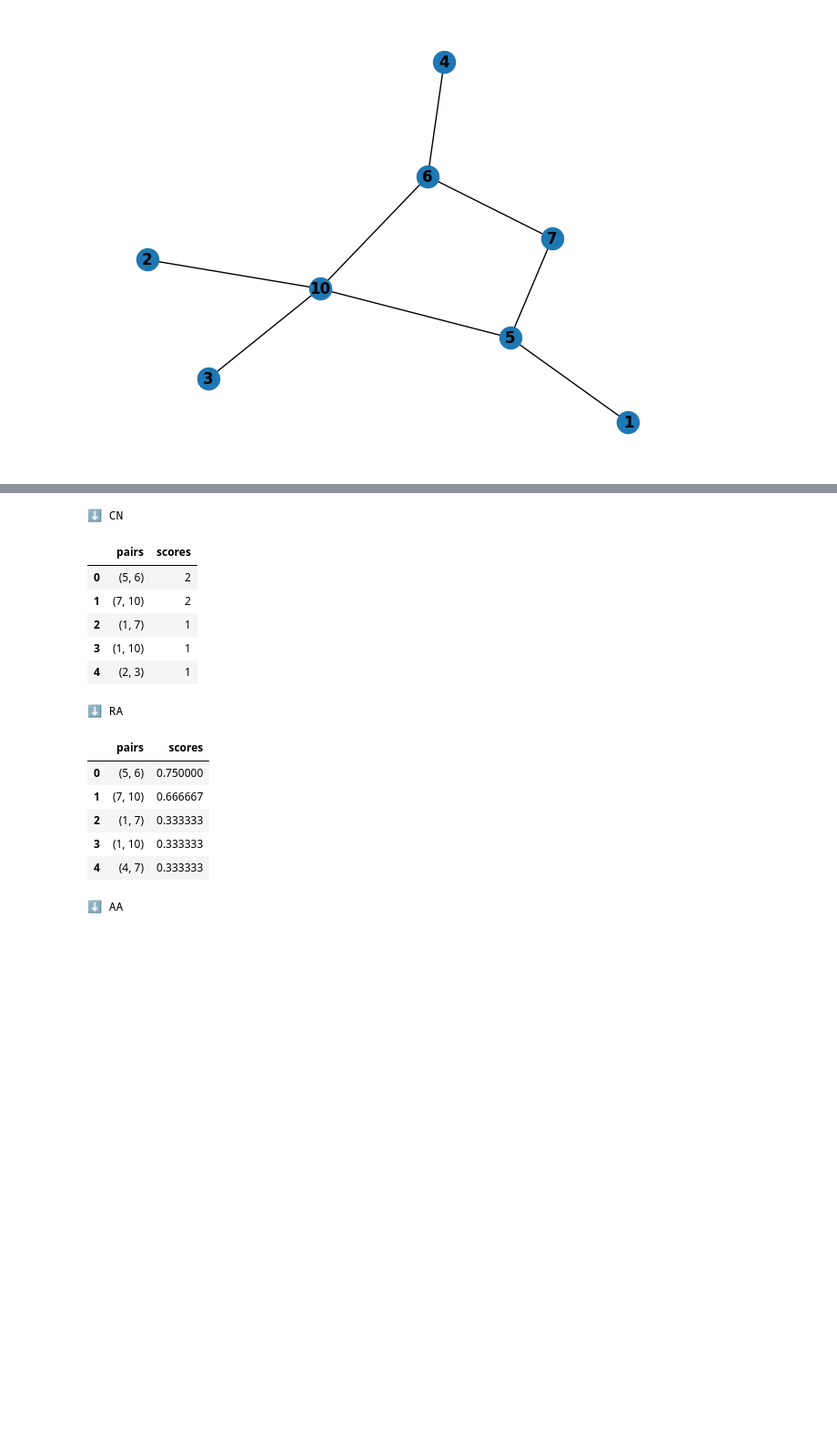
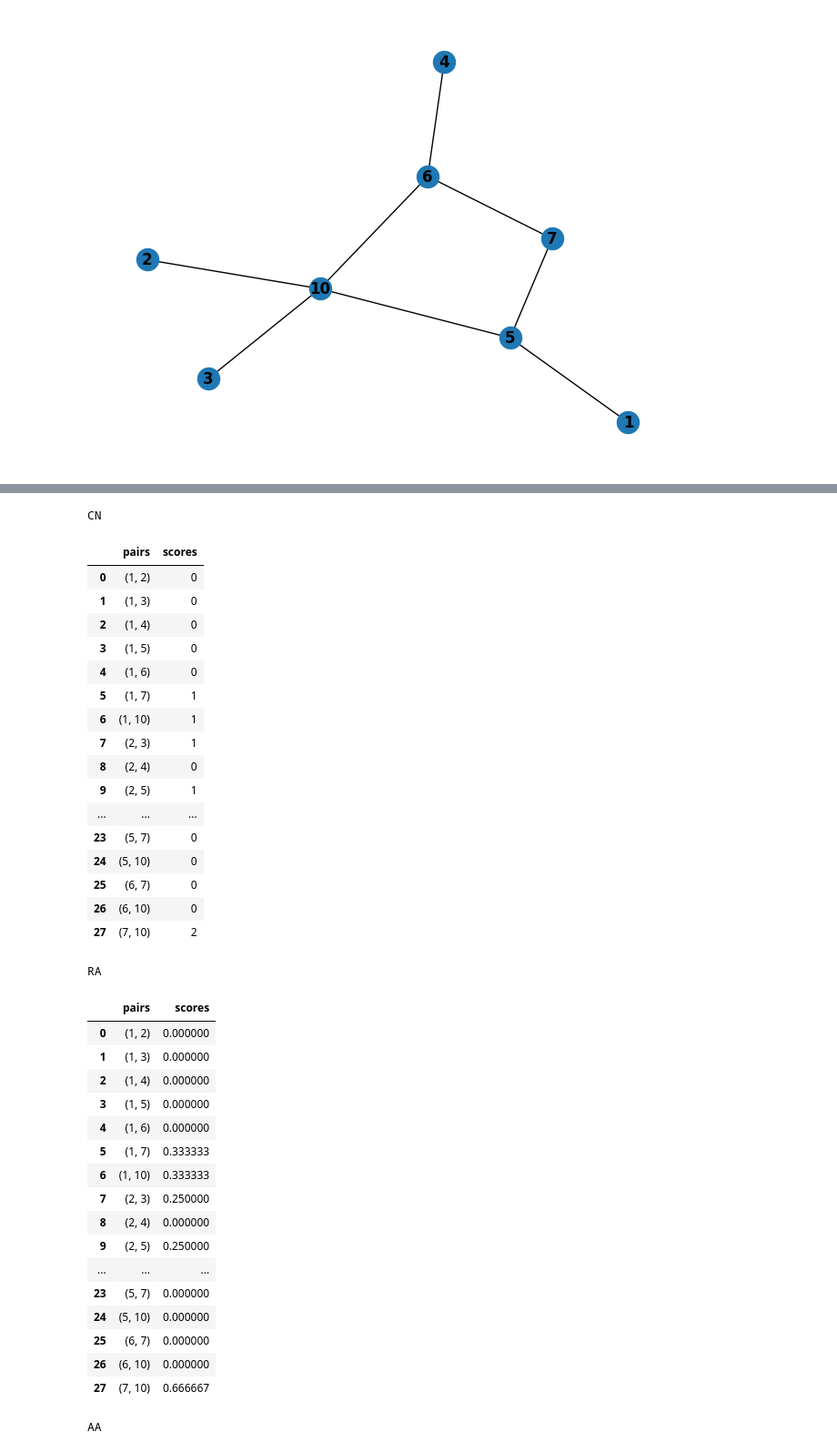
Before and after one commit to Ploenypp/PPI-L3, a Jupyter notebook: test_formulas.ipynb, the cells around one changed output, grey strips where cells are left out. Shown: that part at 91% size. Drawn from its saved outputs; the diff is of its cells as text; code cells hidden in the pictures; blank space fills up the shorter version.

```diff
--- a/test_formulas.ipynb
+++ b/test_formulas.ipynb
@@ -24,39 +23,60 @@ visualizeGraph(G1)
 # %%
-n = 5
-cn = convert_df(scores(G1,CN,None,n))
-ra = convert_df(scores(G1,RA,None,n))
-aa = convert_df(scores(G1,AA,None,n))
-p = convert_df(scores(G1,p1,None,n))
-p0 = convert_df(scores(G1,pL3,None,n))
+cn = convert_df(scores(G1,CN,None))
+ra = convert_df(scores(G1,RA,None))
+aa = convert_df(scores(G1,AA,None))
+p = convert_df(scores(G1,p1,None))
+p0 = convert_df(scores(G1,pL3,None))
 
-print("⬇ CN")
-display(cn.head(n))
+print("CN")
+display(cn)
 
-print("\n⬇ RA")
-display(ra.head(n))
+print("\nRA")
+display(ra)
 
-print("\n⬇ AA")
-display(aa.head(n))
+print("\nAA")
+display(aa)
 
-print("\n⬇ p1")
-display(p.head(n))
+print("\np1")
+display(p)
 
-print("\n⬇ pL3")
-display(p0.head(n))
+print("\npL3")
+display(p0)
 # %% [output]
-⬇ CN
+CN
 |  | pairs | scores |
-| 0 | (5, 6) | 2 |
-| 1 | (7, 10) | 2 |
-| 2 | (1, 7) | 1 |
-| 3 | (1, 10) | 1 |
-| 4 | (2, 3) | 1 |
+| 0 | (1, 2) | 0 |
+| 1 | (1, 3) | 0 |
+| 2 | (1, 4) | 0 |
+| 3 | (1, 5) | 0 |
+| 4 | (1, 6) | 0 |
+| 5 | (1, 7) | 1 |
+| 6 | (1, 10) | 1 |
+| 7 | (2, 3) | 1 |
+| 8 | (2, 4) | 0 |
+| 9 | (2, 5) | 1 |
+| ... | ... | ... |
+| 23 | (5, 7) | 0 |
+| 24 | (5, 10) | 0 |
+| 25 | (6, 7) | 0 |
+| 26 | (6, 10) | 0 |
+| 27 | (7, 10) | 2 |
-⬇ RA
+RA
 |  | pairs | scores |
-| 0 | (5, 6) | 0.750000 |
-| 1 | (7, 10) | 0.666667 |
-| 2 | (1, 7) | 0.333333 |
-| 3 | (1, 10) | 0.333333 |
-| 4 | (4, 7) | 0.333333 |
+| 0 | (1, 2) | 0.000000 |
+| 1 | (1, 3) | 0.000000 |
+| 2 | (1, 4) | 0.000000 |
+| 3 | (1, 5) | 0.000000 |
+| 4 | (1, 6) | 0.000000 |
+| 5 | (1, 7) | 0.333333 |
+| 6 | (1, 10) | 0.333333 |
+| 7 | (2, 3) | 0.250000 |
+| 8 | (2, 4) | 0.000000 |
+| 9 | (2, 5) | 0.250000 |
+| ... | ... | ... |
+| 23 | (5, 7) | 0.000000 |
+| 24 | (5, 10) | 0.000000 |
+| 25 | (6, 7) | 0.000000 |
+| 26 | (6, 10) | 0.000000 |
+| 27 | (7, 10) | 0.666667 |
-⬇ AA
+AA
 |  | pairs | scores |
```
Also changed, not shown: parts of 18 cells of this notebook, 3 other files.
